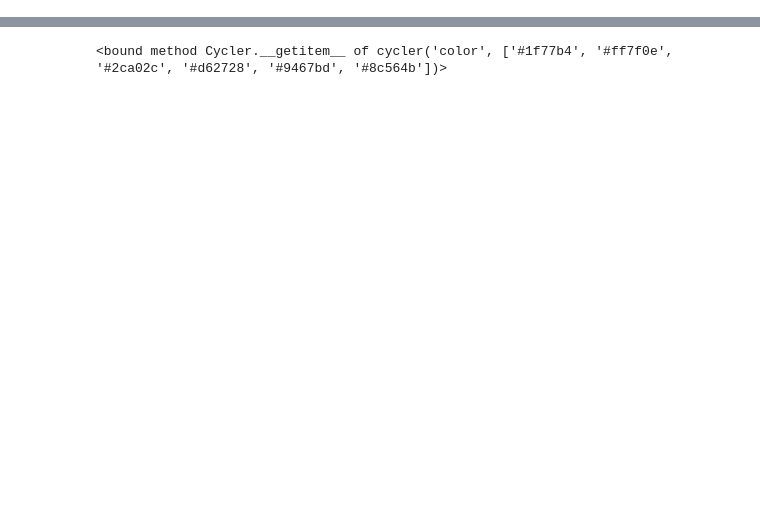
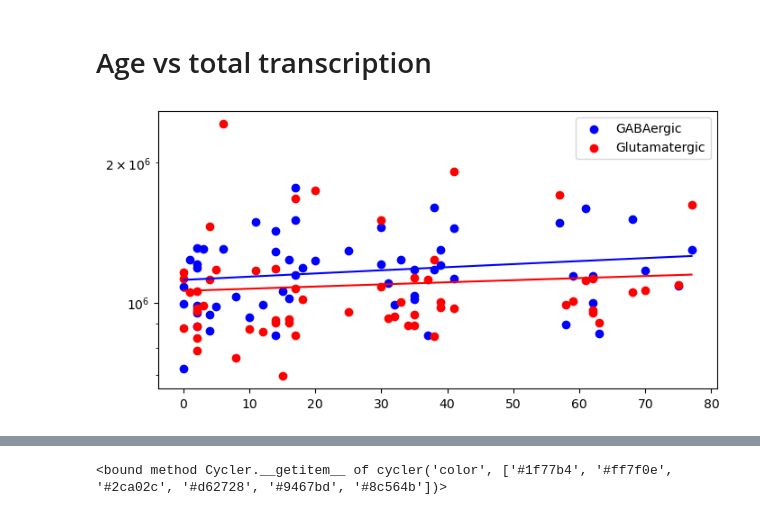
Before and after one commit to dmnburrows/age, a Jupyter notebook: RNA_ageing.ipynb, the cells around one changed output, grey strips where cells are left out. Cells and saved outputs as stored; diff of their text form; code cells hidden in the pictures; blank space fills up the shorter version.

```diff
--- a/RNA_ageing.ipynb
+++ b/RNA_ageing.ipynb
@@ -42,3 +61,28 @@ ADU = meta[meta['period'] == 'adulthood'] #20-50 adulthood
 LADU = meta[meta['period'] == 'lateadulthood'] #50-80 late adulthood
 #make age groups
 #meta['age_group'] = meta['AGEYEARS'].apply(lambda x: 'infancy' if x < INF else ('early childhood' if x < ECH else ('late childhood' if x < LCH else ('adolescence' if x < ADO else ('adulthood' if x < ADU else ('late adulthood'))))))
+# %% [markdown]
+# Age vs total transcription
+# %%
+#Plot total counts as a function of time by cell type
+meta_gaba = meta[meta['Cell Type'] == 'GABA']
+meta_glu = meta[meta['Cell Type'] == 'GLU']
+gaba_tup = group_count_age(df, meta_gaba)
+glu_tup = group_count_age(df, meta_glu)
+
+def group_count_age(count_df, meta_df):
+    count_v = [np.sum(count_df[i].values) for i in meta_df['sample'].values]
+    age_v = meta_df['AGEYEARS'].values
+    return(count_v, age_v)
+# %%
+fig,ax = plt.subplots(figsize=(8,4))
+plt.scatter(gaba_tup[1], gaba_tup[0], color='blue', label='GABAergic')
+plt.scatter(glu_tup[1], glu_tup[0], color='red', label='Glutamatergic')
+#plot line of best fit
+plt.plot(np.unique(gaba_tup[1]), np.poly1d(np.polyfit(gaba_tup[1], gaba_tup[0], 1))(np.unique(gaba_tup[1])), color='blue')
+plt.plot(np.unique(glu_tup[1]), np.poly1d(np.polyfit(glu_tup[1], glu_tup[0], 1))(np.unique(glu_tup[1])), color='red')
+plt.yscale('log')
+plt.legend()
+plt.show()
+# %% [output]
+[figure, added]
```
Also changed, not shown: parts of 33 cells of this notebook, 4 other files.
